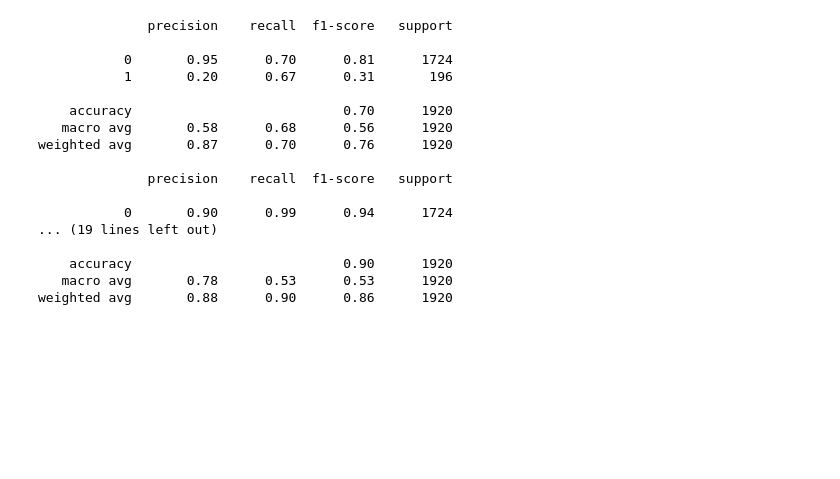
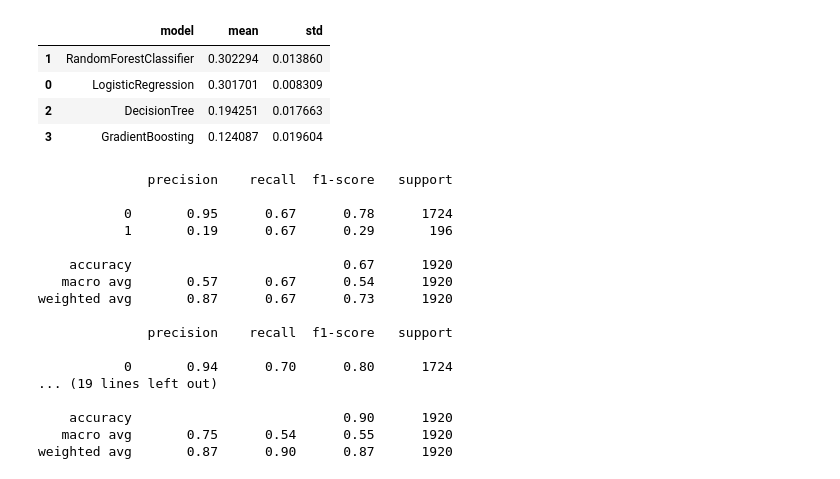
Before and after one commit to MagdalenaPersson/Marketplace_Safety, a Jupyter notebook: test.ipynb, the cells around one changed output. Drawn from its saved outputs; the diff is of its cells as text; code cells hidden in the pictures; blank space fills up the shorter version.

```diff
--- a/test.ipynb
+++ b/test.ipynb
@@ -110,18 +156,19 @@ def make_model(model):
     ])
 # %%
 lr = LogisticRegression(max_iter=200, class_weight="balanced")
-rf = RandomForestClassifier(n_estimators=300, random_state=RANDOM_SEED, n_jobs=-1, class_weight="balanced")
+rf = RandomForestClassifier(n_estimators=300, random_state=RANDOM_SEED,
+        max_depth=5, min_samples_leaf=3, n_jobs=-1, class_weight="balanced")
 dt = DecisionTreeClassifier(random_state=RANDOM_SEED)
 gb = GradientBoostingClassifier(random_state=RANDOM_SEED)
 # %%
-processed_lr = make_model(lr)
-processed_rf = make_model(rf)
-processed_dt = make_model(dt)
-processed_gb = make_model(gb)
+model_lr = make_model(lr)
+model_rf = make_model(rf)
+model_dt = make_model(dt)
+model_gb = make_model(gb)
 # %%
-processed_lr.fit(X_tr, y_tr)
-processed_rf.fit(X_tr, y_tr)
-processed_dt.fit(X_tr, y_tr)
-processed_gb.fit(X_tr, y_tr)
+model_lr.fit(X_tr, y_tr)
+model_rf.fit(X_tr, y_tr)
+model_dt.fit(X_tr, y_tr)
+model_gb.fit(X_tr, y_tr)
 # %% [output]
 Pipeline(steps=[('preprocess',
@@ -130,9 +193,35 @@ Pipeline(steps=[('preprocess',
                 ('model', GradientBoostingClassifier(random_state=42))])
+# %%
+cv = StratifiedKFold(n_splits=5, shuffle=True, random_state=42)
+SCORING = "f1"
+
+models = {
+    "LogisticRegression": model_lr,
+    "RandomForestClassifier": model_rf,
+    "DecisionTree": model_dt,
+    "GradientBoosting": model_gb
+}
+
+
+baseline_rows = []
+
+for name, pipe in models.items():
+    scores = cross_val_score(pipe, X_train, y_train, cv=cv, scoring=SCORING)
+    baseline_rows.append({"model": name, "mean": scores.mean(), "std": scores.std()})
+
+baseline_table = pd.DataFrame(baseline_rows).sort_values("mean", ascending=False)
+baseline_table
+# %% [output]
+|  | model | mean | std |
+| 1 | RandomForestClassifier | 0.302294 | 0.013860 |
+| 0 | LogisticRegression | 0.301701 | 0.008309 |
+| 2 | DecisionTree | 0.194251 | 0.017663 |
+| 3 | GradientBoosting | 0.124087 | 0.019604 |
 # %%
-predicted_y_log_reg = processed_lr.predict(X_val)
-predicted_y_rf = processed_rf.predict(X_val)
-predicted_y_dt = processed_dt.predict(X_val)
-predicted_y_gb= processed_gb.predict(X_val)
+predicted_y_log_reg = model_lr.predict(X_val)
+predicted_y_rf = model_rf.predict(X_val)
+predicted_y_dt = model_dt.predict(X_val)
+predicted_y_gb= model_gb.predict(X_val)
 
 print(classification_report(y_val, predicted_y_log_reg))
 print(classification_report(y_val, predicted_y_rf))
@@ -141,18 +230,18 @@ print(classification_report(y_val, predicted_y_gb))
 # %% [output]
               precision    recall  f1-score   support
 
-           0       0.95      0.70      0.81      1724
-           1       0.20      0.67      0.31       196
+           0       0.95      0.67      0.78      1724
+           1       0.19      0.67      0.29       196
 
-    accuracy                           0.70      1920
-   macro avg       0.58      0.68      0.56      1920
-weighted avg       0.87      0.70      0.76      1920
+    accuracy                           0.67      1920
+   macro avg       0.57      0.67      0.54      1920
+weighted avg       0.87      0.67      0.73      1920
 
               precision    recall  f1-score   support
 
-           0       0.90      0.99      0.94      1724
+           0       0.94      0.70      0.80      1724
 ... (19 lines left out)
 
     accuracy                           0.90      1920
-   macro avg       0.78      0.53      0.53      1920
-weighted avg       0.88      0.90      0.86      1920
+   macro avg       0.75      0.54      0.55      1920
+weighted avg       0.87      0.90      0.87      1920
```
Also changed, not shown: parts of 15 cells of this notebook, 1 other file.
